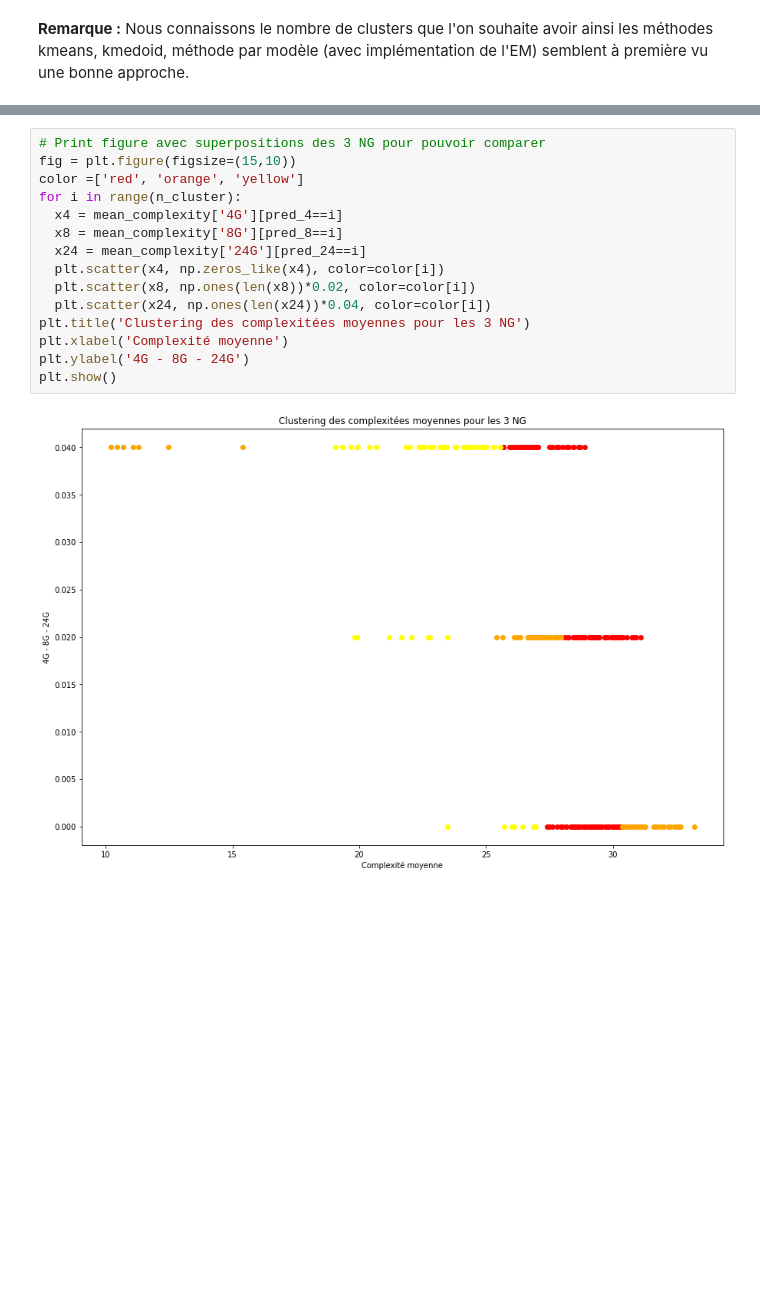
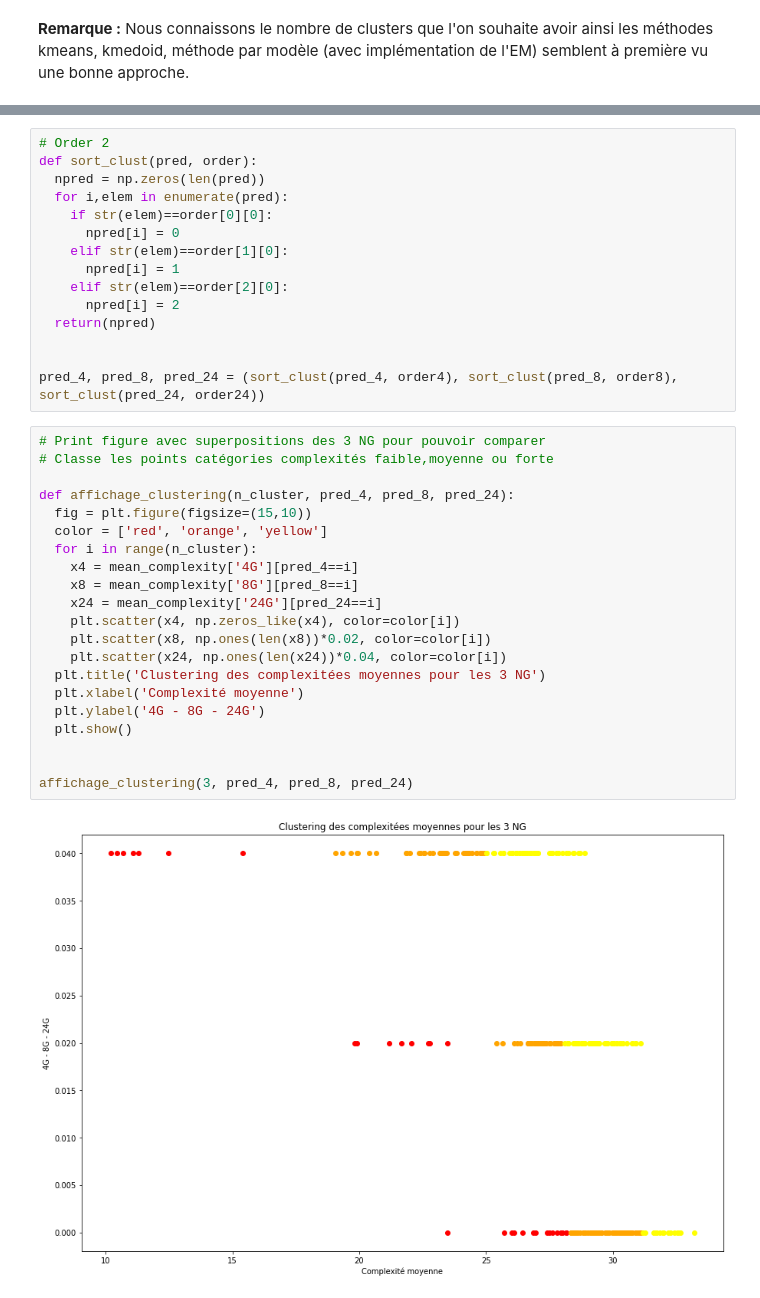
Before and after one commit to Ohm-T/Unsupervised-Classification, a Jupyter notebook: Project_2_Analysis_of_handwritten_signatures_for_identity_verification_identity_verification.ipynb, the cells around one changed output, grey strips where cells are left out. Saved outputs shown, nothing was run; the diff lists cells and outputs as text; blank space fills up the shorter version.

```diff
--- a/Project_2_Analysis_of_handwritten_signatures_for_identity_verification_identity_verification.ipynb
+++ b/Project_2_Analysis_of_handwritten_signatures_for_identity_verification_identity_verification.ipynb
@@ -138,19 +188,40 @@ NameError: ignored
+# %%
+# Order 2
+def sort_clust(pred, order):
+  npred = np.zeros(len(pred))
+  for i,elem in enumerate(pred):
+    if str(elem)==order[0][0]:
+      npred[i] = 0
+    elif str(elem)==order[1][0]:
+      npred[i] = 1
+    elif str(elem)==order[2][0]:
+      npred[i] = 2
+  return(npred)
+
+
+pred_4, pred_8, pred_24 = (sort_clust(pred_4, order4), sort_clust(pred_8, order8), sort_clust(pred_24, order24))
 # %%
 # Print figure avec superpositions des 3 NG pour pouvoir comparer
-fig = plt.figure(figsize=(15,10))
-color =['red', 'orange', 'yellow']
-for i in range(n_cluster):
-  x4 = mean_complexity['4G'][pred_4==i]
-  x8 = mean_complexity['8G'][pred_8==i]
-  x24 = mean_complexity['24G'][pred_24==i]
-  plt.scatter(x4, np.zeros_like(x4), color=color[i])
-  plt.scatter(x8, np.ones(len(x8))*0.02, color=color[i])
-  plt.scatter(x24, np.ones(len(x24))*0.04, color=color[i])
-plt.title('Clustering des complexitées moyennes pour les 3 NG')
-plt.xlabel('Complexité moyenne')
-plt.ylabel('4G - 8G - 24G')
-plt.show()
+# Classe les points catégories complexités faible,moyenne ou forte
+
+def affichage_clustering(n_cluster, pred_4, pred_8, pred_24):
+  fig = plt.figure(figsize=(15,10))
+  color = ['red', 'orange', 'yellow']
+  for i in range(n_cluster):
+    x4 = mean_complexity['4G'][pred_4==i]
+    x8 = mean_complexity['8G'][pred_8==i]
+    x24 = mean_complexity['24G'][pred_24==i]
+    plt.scatter(x4, np.zeros_like(x4), color=color[i])
+    plt.scatter(x8, np.ones(len(x8))*0.02, color=color[i])
+    plt.scatter(x24, np.ones(len(x24))*0.04, color=color[i])
+  plt.title('Clustering des complexitées moyennes pour les 3 NG')
+  plt.xlabel('Complexité moyenne')
+  plt.ylabel('4G - 8G - 24G')
+  plt.show()
+
+
+affichage_clustering(3, pred_4, pred_8, pred_24)
 # %% [output]
-[figure, old version]
+[figure, new version]
 # %%
 # Critère pour voir performance de cette méthode
```
Also changed, not shown: parts of 28 cells of this notebook.
